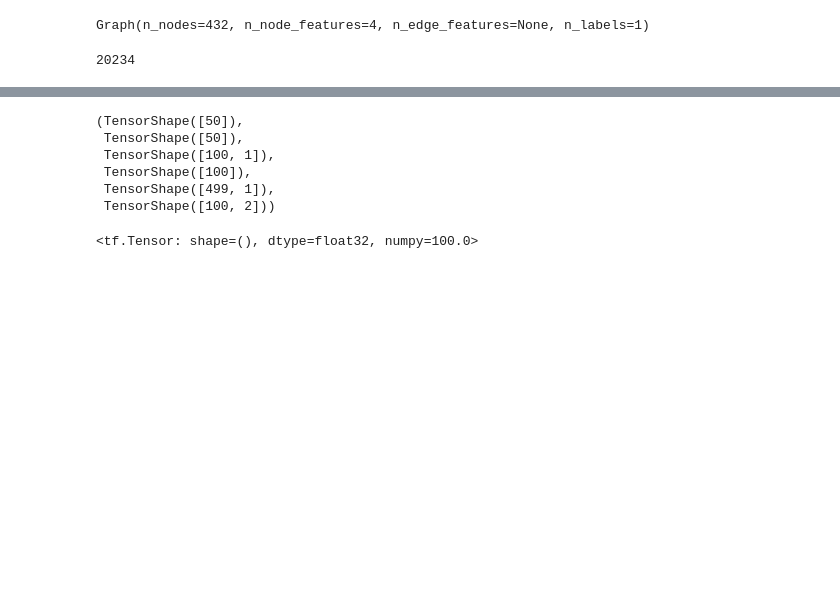
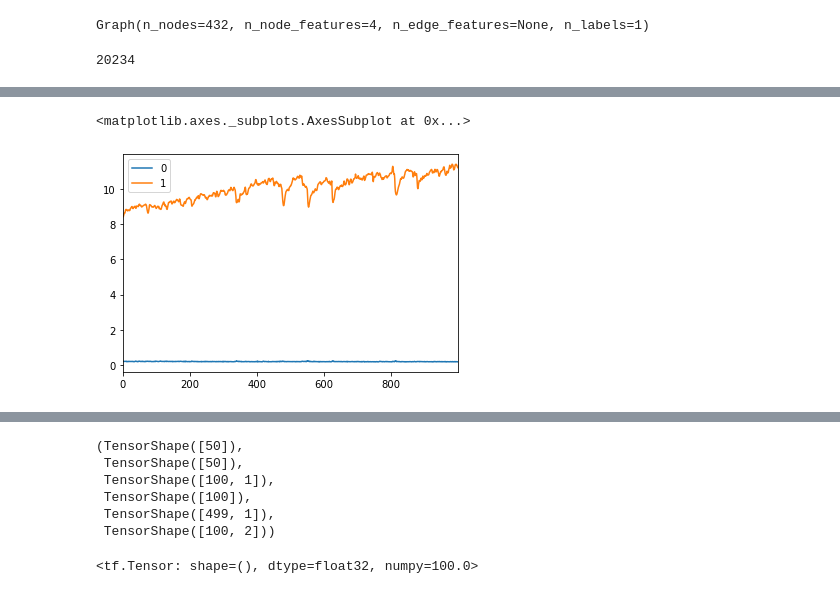
Before and after one commit to CSCCNY/final-project-faultdetection-cnny, a Jupyter notebook: Notebooks/GCN- Multiple graphs input.ipynb, the cells around one changed output, grey strips where cells are left out. Cells and saved outputs as stored; diff of their text form; code cells hidden in the pictures; blank space fills up the shorter version.

```diff
--- a/Notebooks/GCN- Multiple graphs input.ipynb
+++ b/Notebooks/GCN- Multiple graphs input.ipynb
@@ -57,7 +58,7 @@ from tensorflow.keras.utils import to_categorical
 # PARAMETERS
 ################################################################################
 learning_rate = 1e-2  # Learning rate
-epochs = 400  # Number of training epochs
+epochs = 1000  # Number of training epochs
 es_patience = 10  # Patience for early stopping
 batch_size = 1  # Batch size
 
@@ -140,9 +141,13 @@ dataset_te = dataset[idx_te]
 # loader_tr = DisjointLoader(dataset_tr, batch_size=batch_size, epochs=epochs, node_level=True)
 # loader_va = DisjointLoader(dataset_va, batch_size=batch_size, node_level=True)
 # loader_te = DisjointLoader(dataset_te, batch_size=batch_size, node_level=True)
-loader_tr = DisjointLoader(dataset_tr, batch_size=batch_size, epochs=epochs, node_level=True)
-loader_va = DisjointLoader(dataset_va, batch_size=batch_size, node_level=True)
-loader_te = DisjointLoader(dataset_te, batch_size=batch_size, node_level=True)
+def load_tr_data(epochs=400):
+    loader_tr = DisjointLoader(dataset_tr, batch_size=batch_size, epochs=epochs, node_level=True)
+    loader_va = DisjointLoader(dataset_va, batch_size=batch_size, node_level=True)
+    loader_te = DisjointLoader(dataset_te, batch_size=batch_size, node_level=True)
+    return loader_tr, loader_va, loader_te
+
+loader_tr, loader_va, loader_te = load_tr_data()
 # %% [output]
 (6288, 6288)
 (6288, 4)
@@ -265,7 +340,7 @@ optimizer = Adam()
 # loss_fn = SparseCategoricalCrossentropy()
 # loss_fn = BinaryCrossentropy()
 loss_fn = binary_crossentropy
-
+loader_tr, loader_va, loader_te = load_tr_data(epochs)
 # def input_mask(target):
 #     minimum = tf.math.minimum(tf.reduce_sum(tf.dtypes.cast(target == 0, tf.int32)), tf.reduce_sum(tf.dtypes.cast(target == 1, tf.int32)))
 #     zeroes_index = tf.random.shuffle(tf.where(target == 0)[:,0])[:minimum]
@@ -280,11 +355,17 @@ def masked_loss_and_accuracy(target, predictions):
 #     values_keep = tf.gather( logits[0], idx_keep )
     loss = loss_fn(target, predictions)
     minimum = tf.math.minimum(tf.reduce_sum(tf.dtypes.cast(target == 0, tf.int32)), tf.reduce_sum(tf.dtypes.cast(target == 1, tf.int32)))
-    zeroes_index = tf.random.shuffle(tf.where(target == 0)[:,0])[:minimum]
-    ones_index = tf.random.shuffle(tf.where(target == 1)[:,0])[:minimum]
-    loss_zeroes =  tf.reduce_sum(tf.gather(loss, zeroes_index))
-    loss_ones = tf.reduce_sum(tf.gather(loss, ones_index))
-    loss = loss_zeroes + loss_ones
+    zeroes_index = tf.random.shuffle(tf.where(target == 0)[:,0])
+    ones_index = tf.random.shuffle(tf.where(target == 1)[:,0])
+    loss_zeroes =  tf.reduce_mean(tf.gather(loss, zeroes_index))
+    loss_ones = tf.reduce_mean(tf.gather(loss, ones_index))
+
+    weight_for_0 = tf.cast((1 / tf.shape(zeroes_index)[0])*(tf.cast(tf.shape(target)[0], 'float64'))/2.0, 'float32')
+    weight_for_1 = tf.cast((1 / tf.shape(ones_index)[0])*(tf.cast(tf.shape(target)[0], 'float64'))/2.0, 'float32')
+
+#     pdb.set_trace()
+    loss = (weight_for_0 * loss_zeroes * 0.6 +  weight_for_1 * loss_ones * 0.4)
+
 #     loss = tf.reduce_mean(tf.multiply(loss, mask))
     bin_acc = binary_accuracy(target, predictions)
     acc = tf.reduce_mean(bin_acc)
@@ -325,6 +406,7 @@ step = 0
 
 # Training loop
 results_tr = []
+history = []
 for batch in loader_tr:
     step += 1
 
@@ -332,7 +414,6 @@ for batch in loader_tr:
     inputs, target = batch
     loss, acc = train_on_batch(inputs, target)
     results_tr.append((loss, acc, len(target)))
-
     if step == loader_tr.steps_per_epoch:
         results_va = evaluate(loader_va)
         if results_va[0] < best_val_loss:
@@ -343,7 +424,7 @@ for batch in loader_tr:
             current_patience -= 1
             if current_patience == 0:
                 print("Early stopping")
-                break
+#                 break
 
         # Print results
         results_tr = np.array(results_tr)
@@ -355,8 +436,10 @@ for batch in loader_tr:
                 *results_tr, *results_va, *results_te
             )
         )
-
+        history.append([results_tr[0], results_va[0]])
         # Reset epoch
         results_tr = []
         step = 0
+
+print("Training Completed!!!!")
 # %% [output]
@@ -382,3 +463,11 @@ Early stopping
+# %%
+# loss_history = list(map(lambda x: x.numpy(), history))
+# # loss_history
+df = pd.DataFrame(history)
+df.plot()
+# %% [output]
+<matplotlib.axes._subplots.AxesSubplot at 0x...>
+[figure, added]
 # %%
 # Evaluate model
 from sklearn.metrics import classification_report
```
Also changed, not shown: parts of 10 cells of this notebook.
